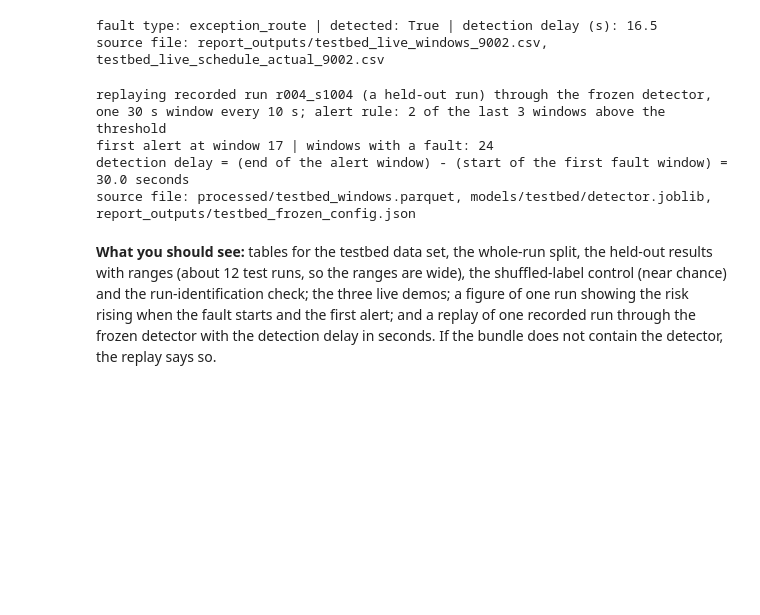
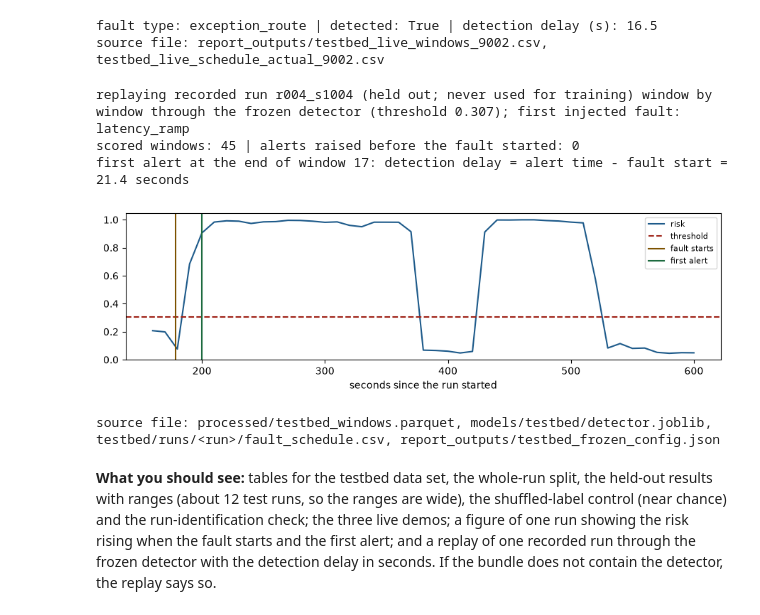
Before and after one commit to naunidhsingh04/FailSight, a Jupyter notebook: notebooks/FailSight_Workflow_executed.ipynb, the cells around one changed output. Cells and saved outputs as stored; diff of their text form; code cells hidden in the pictures; blank space fills up the shorter version.

```diff
--- a/notebooks/FailSight_Workflow_executed.ipynb
+++ b/notebooks/FailSight_Workflow_executed.ipynb
@@ -302,6 +300,7 @@ with section("4 imbalance"):
     import matplotlib.pyplot as plt
     from v2_data import DataV2, smote_resample
     from imblearn.over_sampling import ADASYN
+    quiet()
     D10 = DataV2()
     names5 = ["Normal", "Performance", "Service", "Database", "Code"]
     rows = []
@@ -399,6 +398,7 @@ with section("6 classical"):
     from lightgbm import LGBMClassifier
     from imblearn.over_sampling import SMOTE
     import hybrid_anomod as HA
+    quiet()
     D5 = HA.AnoModData()                                       # the same data, split ids and preprocessing as every AnoMod model; 5 folds for the new work
     ybin = D5.y["label_binary"]; yte = ybin[D5.test_pos]; blocks_te = D5.group_of(D5.test_pos)
     def smote_fit(X, y):
@@ -469,6 +459,7 @@ with section("7 hybrids live"):
     import hybrid_engine as E
     from models_src.hybrid import ANOMOD_HYBRIDS
     import keras
+    quiet()
     label = "label_binary"; spec = D5.spec(label); cfg = dict(hidden=32, dropout=0.3, wd=1e-4, lr=1e-3)
     Wf = D5.W("final"); Xtr, Xte = D5.seq(Wf, D5.train_pos), D5.seq(Wf, D5.test_pos); ytr_ = D5.y[label][D5.train_pos]
     Xs, ys, b_, a_, sk = E.smote_seq(Xtr, ytr_, D5.binary_cols)
@@ -566,6 +556,7 @@ source file: report_outputs/run_identification.csv
 # %%
 with section("9 explain"):
     import shap, matplotlib.pyplot as plt
+    quiet()
     names = D5.gprep.output_names
     Xs_f, ys_f = smote_fit(Wf[D5.train_pos], ybin[D5.train_pos])
     xgb = XGBClassifier(n_estimators=100, max_depth=6, tree_method="hist", n_jobs=-1, random_state=SEED, verbosity=0).fit(Xs_f, ys_f)
@@ -688,30 +675,38 @@ source file: report_outputs/testbed_live_windows_9002.csv, testbed_live_schedule
 # %%
 with section("10 replay one recorded run"):
     import joblib
     tw = pd.read_parquet(REPO / "processed" / "testbed_windows.parquet") if (REPO / "processed" / "testbed_windows.parquet").exists() else None
     det_path = REPO / "models" / "testbed" / "detector.joblib"
     if tw is None or not det_path.exists():
         print("the testbed window table or the frozen detector is not in the bundle; this replay is skipped"); raise RuntimeError("bundle missing")
     det = joblib.load(det_path); ra = pd.read_csv(REP / "testbed_run_assignment.csv")
-    test_runs = ra[(ra.split == "test") & (ra.n_faults > 0)].run_id.tolist(); run = test_runs[0]
-    w = tw[tw.run_id == run].sort_values("window_start").reset_index(drop=True) if "run_id" in tw.columns else None
-    cols = det["columns"]; thr = float(jload(REP / "testbed_frozen_config.json")["selection"]["chosen"]["tuned_threshold"])
-    risk = det["model"].predict_proba(w[cols].to_numpy(float))[:, 1] if hasattr(det["model"], "predict_proba") else None
-    flag = risk >= thr; alert = np.array([flag[max(0, i - 2):i + 1].sum() >= 2 for i in range(len(flag))])
-    first = int(np.argmax(alert)) if alert.any() else None
-    fs = w[w.fault_type.notna() & (w.fault_type != "")] if "fault_type" in w else w.iloc[0:0]
-    t0 = pd.to_datetime(w.window_start.iloc[0]).value / 1e9 if np.issubdtype(w.window_start.dtype, np.datetime64) else float(w.window_start.iloc[0])
-    print("replaying recorded run", run, "(a held-out run) through the frozen detector, one 30 s window every 10 s; alert rule: 2 of the last 3 windows above the threshold")
-    print("first alert at window", first, "| windows with a fault:", len(fs))
-    if first is not None and len(fs):
-        ws = lambda x: pd.to_datetime(x).value / 1e9 if np.issubdtype(type(x), np.datetime64) or hasattr(x, "value") else float(x)
-        print("detection delay = (end of the alert window) - (start of the first fault window) =", round(ws(w.window_end.iloc[first]) - ws(fs.window_start.iloc[0]), 1), "seconds")
-    src("processed/testbed_windows.parquet, models/testbed/detector.joblib, report_outputs/testbed_frozen_config.json")
+    run = ra[(ra.split == "test") & (ra.n_faults > 0)].run_id.iloc[0]                       # the first held-out run that has a fault
+    sch = pd.read_csv(REPO / "testbed" / "runs" / run / "fault_schedule.csv"); fstart = float(sch.start_ts.min()); ftype = sch.fault_type.iloc[0]
+    thr = float(jload(REP / "testbed_frozen_config.json")["selection"]["chosen"]["tuned_threshold"])
+    w = tw[tw.run_id == run].sort_values("window_start").reset_index(drop=True)
+    sc = w[w.in_learning == 0].reset_index(drop=True)                                          # the first 150 s are the learning period: nothing is scored there
+    risk = det["model"].predict_proba(sc[det["columns"]].to_numpy(float))[:, 1]; flag = risk >= thr
+    alert = np.array([flag[max(0, i - 2):i + 1].sum() >= 2 for i in range(len(flag))])        # alert rule: 2 of the last 3 windows above the threshold
+    print(f"replaying recorded run {run} (held out; never used for training) window by window through the frozen detector (threshold {thr:.3f}); first injected fault: {ftype}")
+    print("scored windows:", len(sc), "| alerts raised before the fault started:", int((alert & (sc.window_end.to_numpy() < fstart)).sum()))
+    hit = np.where(alert & (sc.window_end.to_numpy() >= fstart))[0]
+    if len(hit):
+        print(f"first alert at the end of window {int(sc.window_index.iloc[hit[0]])}: detection delay = alert time - fault start = {sc.window_end.iloc[hit[0]] - fstart:.1f} seconds")
+        NUMBERS.update(replay_delay_s=round(float(sc.window_end.iloc[hit[0]] - fstart), 2))
+    else:
+        print("no alert was raised for this fault")
+    import matplotlib.pyplot as plt
+    fig, ax = plt.subplots(figsize=(9, 2.8)); t = sc.window_end.to_numpy() - float(w.window_start.iloc[0])
+    ax.plot(t, risk, color="#1d5a8a", label="risk"); ax.axhline(thr, color="#a02419", ls="--", label="threshold"); ax.axvline(fstart - float(w.window_start.iloc[0]), color="#7d5200", label="fault starts")
+    if len(hit): ax.axvline(t[hit[0]], color="#1d6b40", label="first alert")
+    ax.set_xlabel("seconds since the run started"); ax.legend(fontsize=8); plt.tight_layout(); plt.show()
+    src("processed/testbed_windows.parquet, models/testbed/detector.joblib, testbed/runs/<run>/fault_schedule.csv, report_outputs/testbed_frozen_config.json")
 # %% [output]
-replaying recorded run r004_s1004 (a held-out run) through the frozen detector, one 30 s window every 10 s; alert rule: 2 of the last 3 windows above the threshold
-first alert at window 17 | windows with a fault: 24
-detection delay = (end of the alert window) - (start of the first fault window) = 30.0 seconds
-source file: processed/testbed_windows.parquet, models/testbed/detector.joblib, report_outputs/testbed_frozen_config.json
+replaying recorded run r004_s1004 (held out; never used for training) window by window through the frozen detector (threshold 0.307); first injected fault: latency_ramp
+scored windows: 45 | alerts raised before the fault started: 0
+first alert at the end of window 17: detection delay = alert time - fault start = 21.4 seconds
+[figure, added]
+source file: processed/testbed_windows.parquet, models/testbed/detector.joblib, testbed/runs/<run>/fault_schedule.csv, report_outputs/testbed_frozen_config.json
 # %% [markdown]
 **What you should see:** tables for the testbed data set, the whole-run split, the held-out results with ranges (about 12 test runs, so the ranges are wide), the shuffled-label control (near chance) and the run-identification check; the three live demos; a figure of one run showing the risk rising when the fault starts and the first alert; and a replay of one recorded run through the frozen detector with the detection delay in seconds. If the bundle does not contain the detector, the replay says so.
 # %% [markdown]
```
Also changed, not shown: parts of 7 cells of this notebook, 3 other files.
